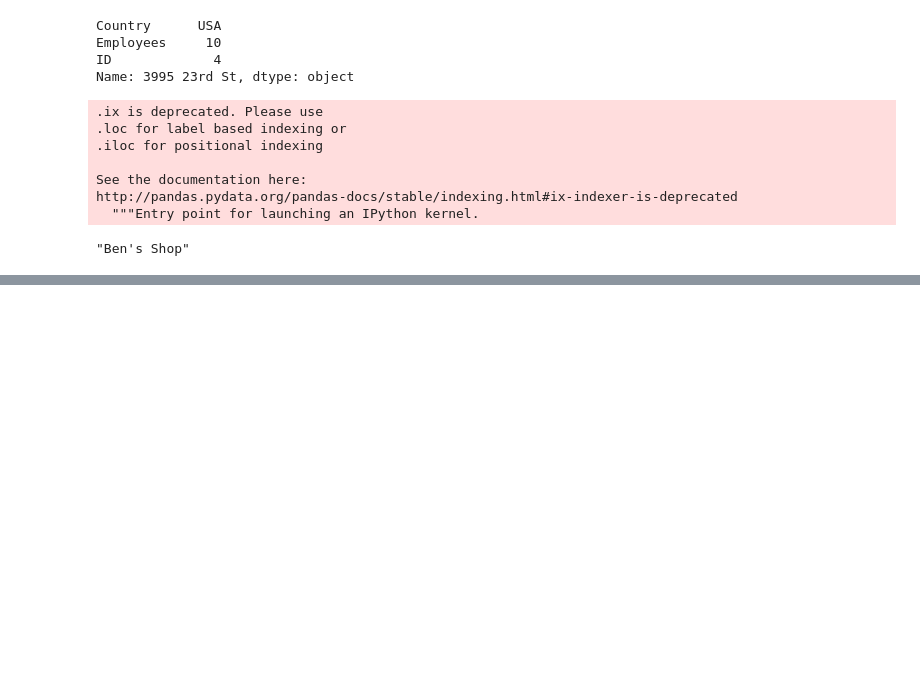
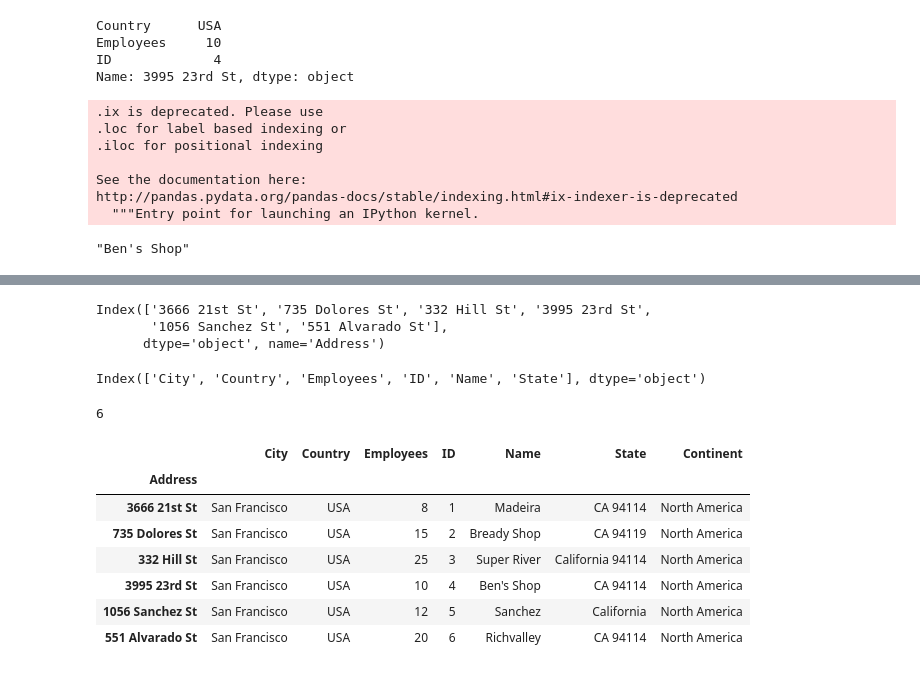
Before and after one commit to Nasiek/PythonMega, a Jupyter notebook: data_analysis/jupyter_work/datascience1.ipynb, the cells around one changed output, grey strips where cells are left out. Saved outputs shown, nothing was run; the diff lists cells and outputs as text; code cells hidden in the pictures; blank space fills up the shorter version.

```diff
--- a/data_analysis/jupyter_work/datascience1.ipynb
+++ b/data_analysis/jupyter_work/datascience1.ipynb
@@ -168,0 +209,14 @@ http://pandas.pydata.org/pandas-docs/stable/indexing.html#ix-indexer-is-deprecat
+# %%
+df7.index
+# %% [output]
+Index(['3666 21st St', '735 Dolores St', '332 Hill St', '3995 23rd St',
+       '1056 Sanchez St', '551 Alvarado St'],
+      dtype='object', name='Address')
+# %%
+df7.columns
+# %% [output]
+Index(['City', 'Country', 'Employees', 'ID', 'Name', 'State'], dtype='object')
+# %%
+len(df7.index)
+# %% [output]
+6
@@ -168,0 +225,11 @@ http://pandas.pydata.org/pandas-docs/stable/indexing.html#ix-indexer-is-deprecat
+# %%
+df7
+# %% [output]
+|  | City | Country | Employees | ID | Name | State | Continent |
+| Address |  |  |  |  |  |  |  |
+| 3666 21st St | San Francisco | USA | 8 | 1 | Madeira | CA 94114 | North America |
+| 735 Dolores St | San Francisco | USA | 15 | 2 | Bready Shop | CA 94119 | North America |
+| 332 Hill St | San Francisco | USA | 25 | 3 | Super River | California 94114 | North America |
+| 3995 23rd St | San Francisco | USA | 10 | 4 | Ben's Shop | CA 94114 | North America |
+| 1056 Sanchez St | San Francisco | USA | 12 | 5 | Sanchez | California | North America |
+| 551 Alvarado St | San Francisco | USA | 20 | 6 | Richvalley | CA 94114 | North America |
```
Also changed, not shown: parts of 15 cells of this notebook.
